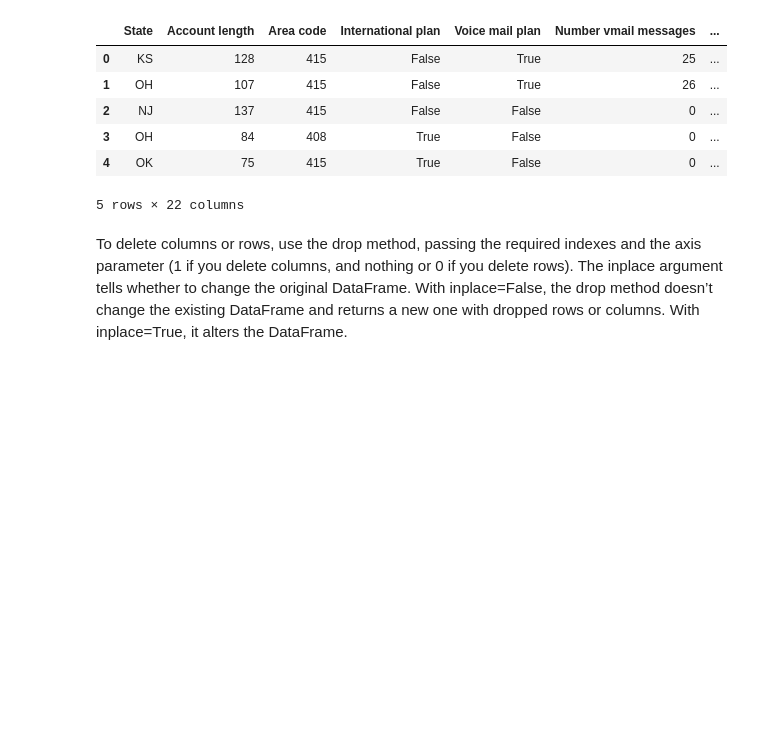
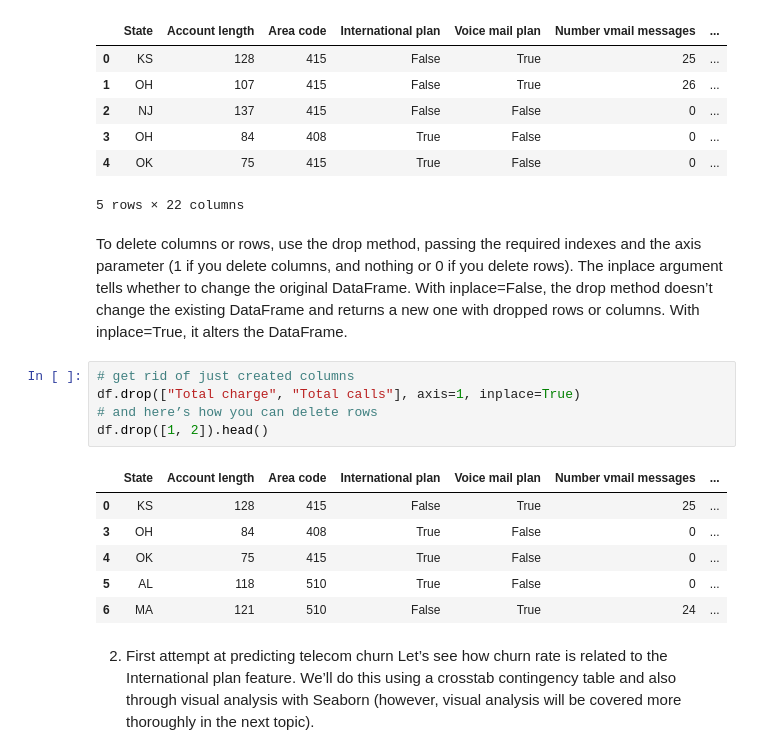
Before and after one commit to harmkenn/Python-Workbooks, a Jupyter notebook: mlcourse.ai/topic1.ipynb, the cells around one changed output. Saved outputs shown, nothing was run; the diff lists cells and outputs as text; blank space fills up the shorter version.

```diff
--- a/mlcourse.ai/topic1.ipynb
+++ b/mlcourse.ai/topic1.ipynb
@@ -390,3 +390,18 @@ df.head()
 5 rows × 22 columns
 # %% [markdown]
 To delete columns or rows, use the drop method, passing the required indexes and the axis parameter (1 if you delete columns, and nothing or 0 if you delete rows). The inplace argument tells whether to change the original DataFrame. With inplace=False, the drop method doesn’t change the existing DataFrame and returns a new one with dropped rows or columns. With inplace=True, it alters the DataFrame.
+# %%
+# get rid of just created columns
+df.drop(["Total charge", "Total calls"], axis=1, inplace=True)
+# and here’s how you can delete rows
+df.drop([1, 2]).head()
+# %% [output]
+|  | State | Account length | Area code | International plan | Voice mail plan | Number vmail messages | ... |
+| 0 | KS | 128 | 415 | False | True | 25 | ... |
+| 3 | OH | 84 | 408 | True | False | 0 | ... |
+| 4 | OK | 75 | 415 | True | False | 0 | ... |
+| 5 | AL | 118 | 510 | True | False | 0 | ... |
+| 6 | MA | 121 | 510 | False | True | 24 | ... |
+# %% [markdown]
+2. First attempt at predicting telecom churn
+Let’s see how churn rate is related to the International plan feature. We’ll do this using a crosstab contingency table and also through visual analysis with Seaborn (however, visual analysis will be covered more thoroughly in the next topic).
```
Also changed, not shown: parts of 6 cells of this notebook.
